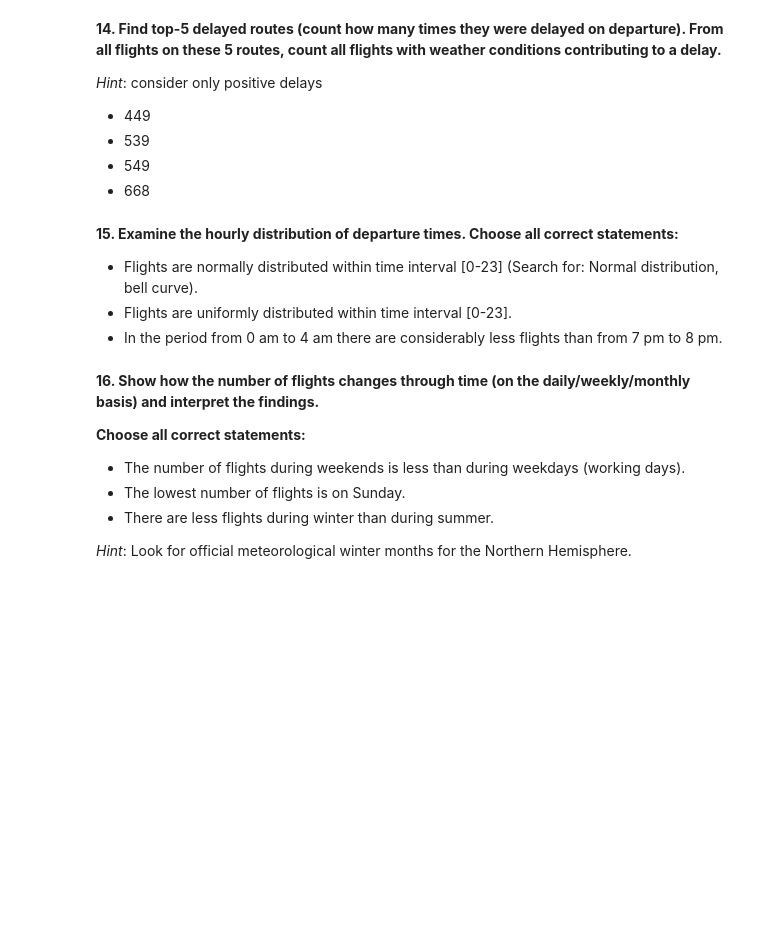
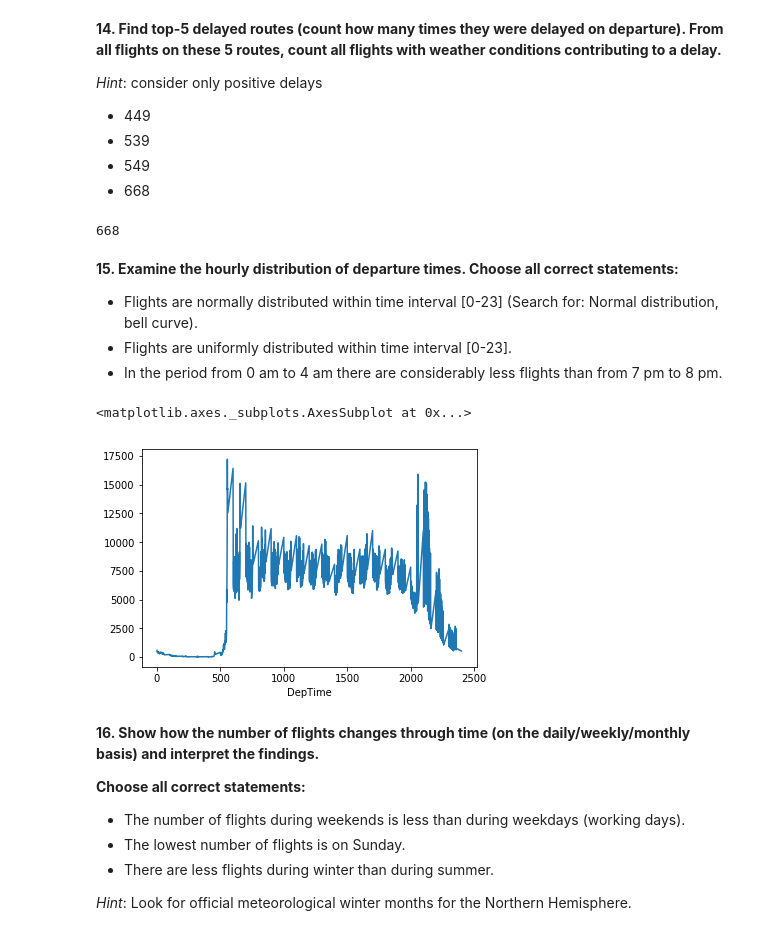
Before and after one commit to awkepler/Data-Analysis-with-Python, a Jupyter notebook: assignment1_USA_flights_EDA.ipynb, the cells around one changed output. Drawn from its saved outputs; the diff is of its cells as text; code cells hidden in the pictures; blank space fills up the shorter version.

```diff
--- a/assignment1_USA_flights_EDA.ipynb
+++ b/assignment1_USA_flights_EDA.ipynb
@@ -614,3 +633,15 @@ _Hint_: consider only positive delays
+# %%
+topfive_df = flights_df[(flights_df['DepDelay']>0)].groupby(
+    ["Origin", "Dest"]).size().reset_index(name="Times").sort_values(
+    by = 'Times', ascending=[False]).iloc[:5]
+topfive_df.head()
+
+topfive=('LAX-SFO','DAL-HOU','SFO-LAX','HOU-DAL','ORD-LGA')
+len(flights_df[((flights_df['Origin']+'-'+flights_df['Dest']).isin(topfive)) & (flights_df['WeatherDelay']>0)])
+
+#Ans is 668
+# %% [output]
+668
 # %% [markdown]
 **15. Examine the hourly distribution of departure times. Choose all correct statements:**
 
@@ -622,3 +651,10 @@ _Hint_: consider only positive delays
+# %%
+df_deptime = flights_df.groupby('DepTime').size()
+df_deptime.plot()
+#Ans is last one
+# %% [output]
+<matplotlib.axes._subplots.AxesSubplot at 0x...>
+[figure, added]
 # %% [markdown]
 **16. Show how the number of flights changes through time (on the daily/weekly/monthly basis) and interpret the findings.**
 
```
Also changed, not shown: parts of 14 cells of this notebook.
